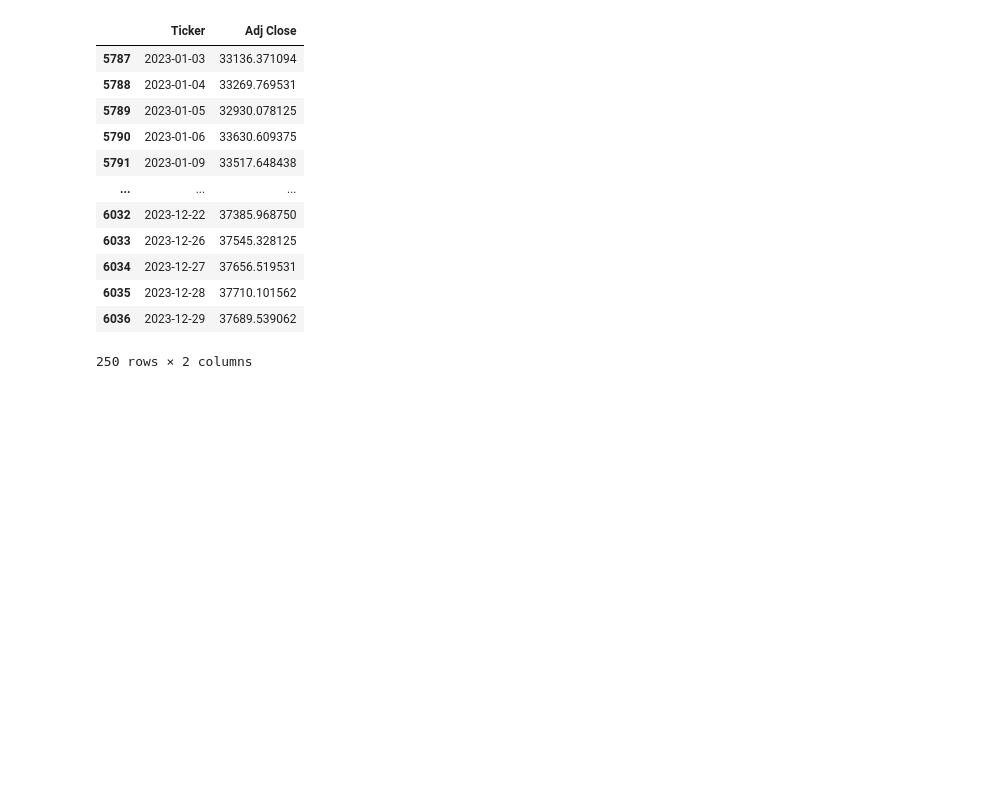
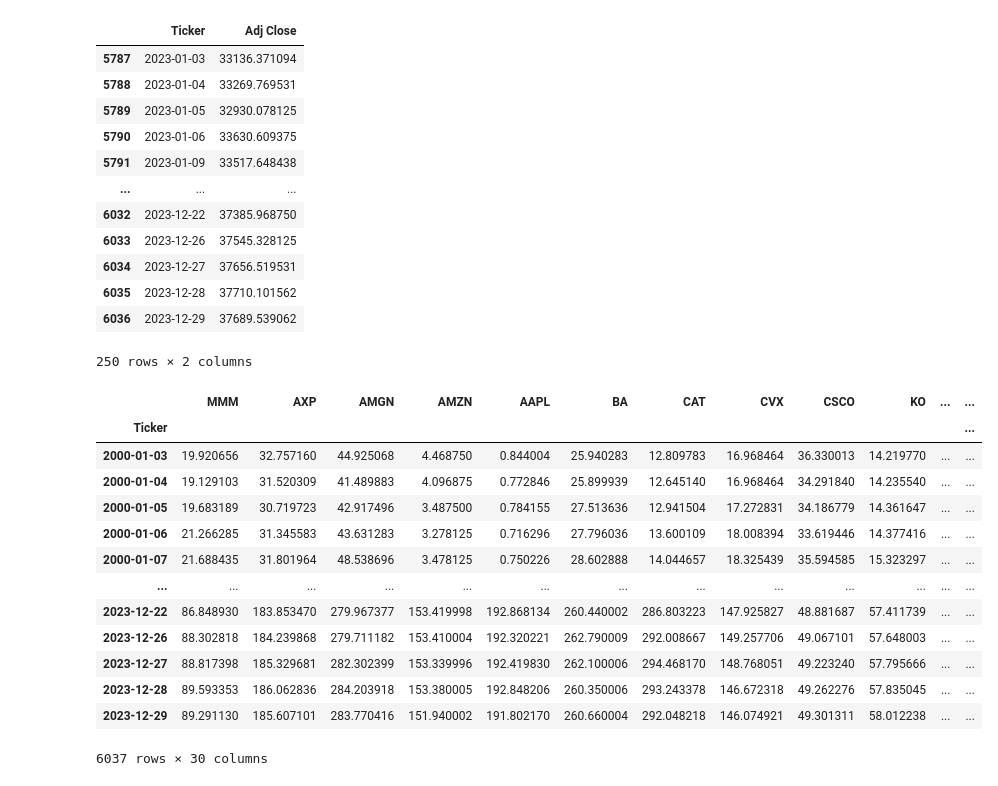
Before and after one commit to PaulaPerazzo/Deep-Gym-Trading, a Jupyter notebook: djones.ipynb, the cells around one changed output. Cells and saved outputs as stored; diff of their text form; code cells hidden in the pictures; blank space fills up the shorter version.

```diff
--- a/djones.ipynb
+++ b/djones.ipynb
@@ -514,3 +514,27 @@ data_2023
 | 6035 | 2023-12-28 | 37710.101562 |
 | 6036 | 2023-12-29 | 37689.539062 |
 250 rows × 2 columns
+# %%
+### get data periods
+# pre pandemic (2000 - 2019)
+import pandas as pd
+
+data = pd.read_csv("./data/dji_stocks_adj_close.csv")
+data.set_index("Ticker", inplace=True)
+data.index = pd.to_datetime(data.index)
+data
+# %% [output]
+|  | MMM | AXP | AMGN | AMZN | AAPL | BA | CAT | CVX | CSCO | KO | ... | ... |
+| Ticker |  |  |  |  |  |  |  |  |  |  |  | ... |
+| 2000-01-03 | 19.920656 | 32.757160 | 44.925068 | 4.468750 | 0.844004 | 25.940283 | 12.809783 | 16.968464 | 36.330013 | 14.219770 | ... | ... |
+| 2000-01-04 | 19.129103 | 31.520309 | 41.489883 | 4.096875 | 0.772846 | 25.899939 | 12.645140 | 16.968464 | 34.291840 | 14.235540 | ... | ... |
+| 2000-01-05 | 19.683189 | 30.719723 | 42.917496 | 3.487500 | 0.784155 | 27.513636 | 12.941504 | 17.272831 | 34.186779 | 14.361647 | ... | ... |
+| 2000-01-06 | 21.266285 | 31.345583 | 43.631283 | 3.278125 | 0.716296 | 27.796036 | 13.600109 | 18.008394 | 33.619446 | 14.377416 | ... | ... |
+| 2000-01-07 | 21.688435 | 31.801964 | 48.538696 | 3.478125 | 0.750226 | 28.602888 | 14.044657 | 18.325439 | 35.594585 | 15.323297 | ... | ... |
+| ... | ... | ... | ... | ... | ... | ... | ... | ... | ... | ... | ... | ... |
+| 2023-12-22 | 86.848930 | 183.853470 | 279.967377 | 153.419998 | 192.868134 | 260.440002 | 286.803223 | 147.925827 | 48.881687 | 57.411739 | ... | ... |
+| 2023-12-26 | 88.302818 | 184.239868 | 279.711182 | 153.410004 | 192.320221 | 262.790009 | 292.008667 | 149.257706 | 49.067101 | 57.648003 | ... | ... |
+| 2023-12-27 | 88.817398 | 185.329681 | 282.302399 | 153.339996 | 192.419830 | 262.100006 | 294.468170 | 148.768051 | 49.223240 | 57.795666 | ... | ... |
+| 2023-12-28 | 89.593353 | 186.062836 | 284.203918 | 153.380005 | 192.848206 | 260.350006 | 293.243378 | 146.672318 | 49.262276 | 57.835045 | ... | ... |
+| 2023-12-29 | 89.291130 | 185.607101 | 283.770416 | 151.940002 | 191.802170 | 260.660004 | 292.048218 | 146.074921 | 49.301311 | 58.012238 | ... | ... |
+6037 rows × 30 columns
```
Also changed, not shown: parts of 7 cells of this notebook, 36 other files.
